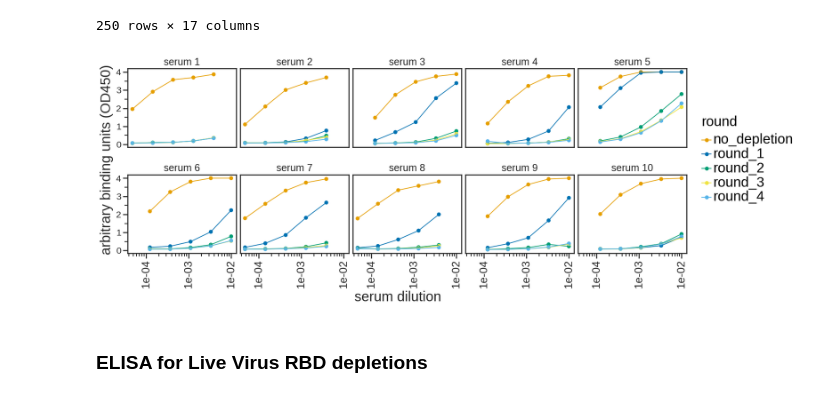
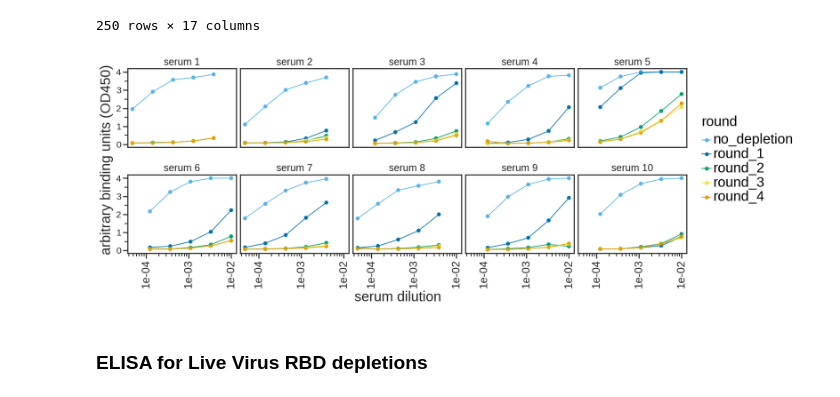
Before and after one commit to jbloomlab/Ace2_expression_neuts, a Jupyter notebook: rbd_depletions.ipynb, the cells around one changed output. Saved outputs shown, nothing was run; the diff lists cells and outputs as text; code cells hidden in the pictures.

```diff
--- a/rbd_depletions.ipynb
+++ b/rbd_depletions.ipynb
@@ -146,41 +146,42 @@ nconditions = elisa_pv_df['serum'].nunique()
 ncol = np.minimum(6, nconditions)
 nrow = math.ceil(nconditions / ncol)
 
-colours = ('#E69F00','#0072B2','#009E73','#F0E442','#56B4E9',)
+colours = ('#56B4E9','#0072B2','#009E73','#F0E442','#E69F00',)
 
 p = (
     ggplot((elisa_pv_df
             .assign(serum=lambda x: pd.Categorical(x['serum'],
                                                    natsort.natsorted(x['serum'].unique()),
                                                    ordered=True))
            ),
            aes('dilution',
                'OD450',
                color='round'
               )) +
     geom_point(size=3) +
     geom_path(aes(color='round'), size=0.75) +
     scale_x_log10(name='serum dilution', labels=scientific_format(digits=0)) +
     facet_wrap('~ serum', ncol=5) +
     theme(figure_size=(3 * ncol, 3 * nrow),
           axis_text_x=element_text(size=20,angle=90),
           subplots_adjust={'hspace':0.35},
           strip_background_x=element_blank(),
           legend_text=element_text(size=25),
           legend_title=element_text(size=25),
           axis_title_x=element_text(size=25),
           axis_title_y=element_text(size=25)
          ) +
     scale_color_manual(values=colours) +
     scale_shape_manual(values=['o', 'x']) +
     ylab('arbitrary binding units (OD450)')
     )
 
 
 
 _ = p.draw()
+plt.savefig('ELISA_pv.pdf')
 # %% [output]
-[figure, old version]
+[figure, new version]
 # %% [markdown]
 ### ELISA for Live Virus RBD depletions
 # %%
```
Also changed, not shown: parts of 3 cells of this notebook, 4 other files.
